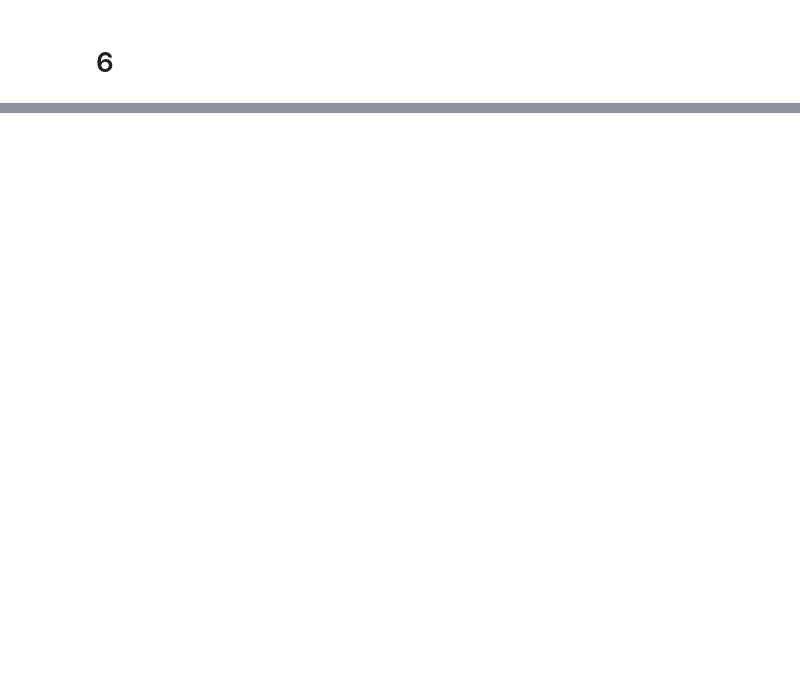
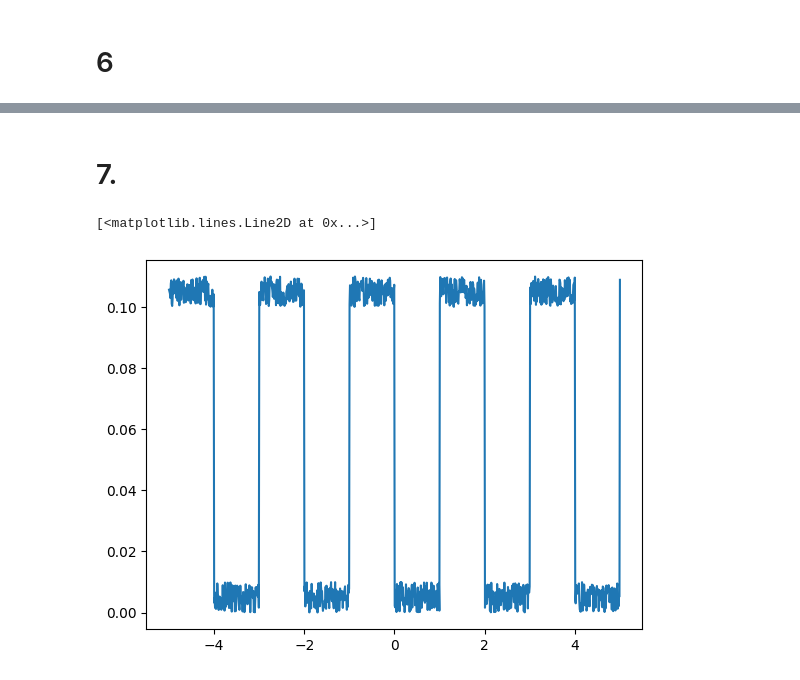
Before and after one commit to KadilenkoIvan/digital_signal_processing, a Jupyter notebook: lab4/1.ipynb, the cells around one changed output, grey strips where cells are left out. Cells and saved outputs as stored; diff of their text form; code cells hidden in the pictures; blank space fills up the shorter version.

```diff
--- a/lab4/1.ipynb
+++ b/lab4/1.ipynb
@@ -386,0 +414,13 @@ plt.show()
+# %% [markdown]
+# 7.
+# %%
+a = -0.0
+b=0.1
+a=-5
+b=5
+t, x_impuls = get_impulse(a=a, b=b, period=1, A=0.1, fc=1000, noise=0.01)
+#x_impuls=get_cos_singal(f=[150],a=a, b=b, fs=1000, noise=0.5)
+plt.plot(t, x_impuls)
+# %% [output]
+[<matplotlib.lines.Line2D at 0x...>]
+[figure, added]
```
Also changed, not shown: parts of 11 cells of this notebook.
